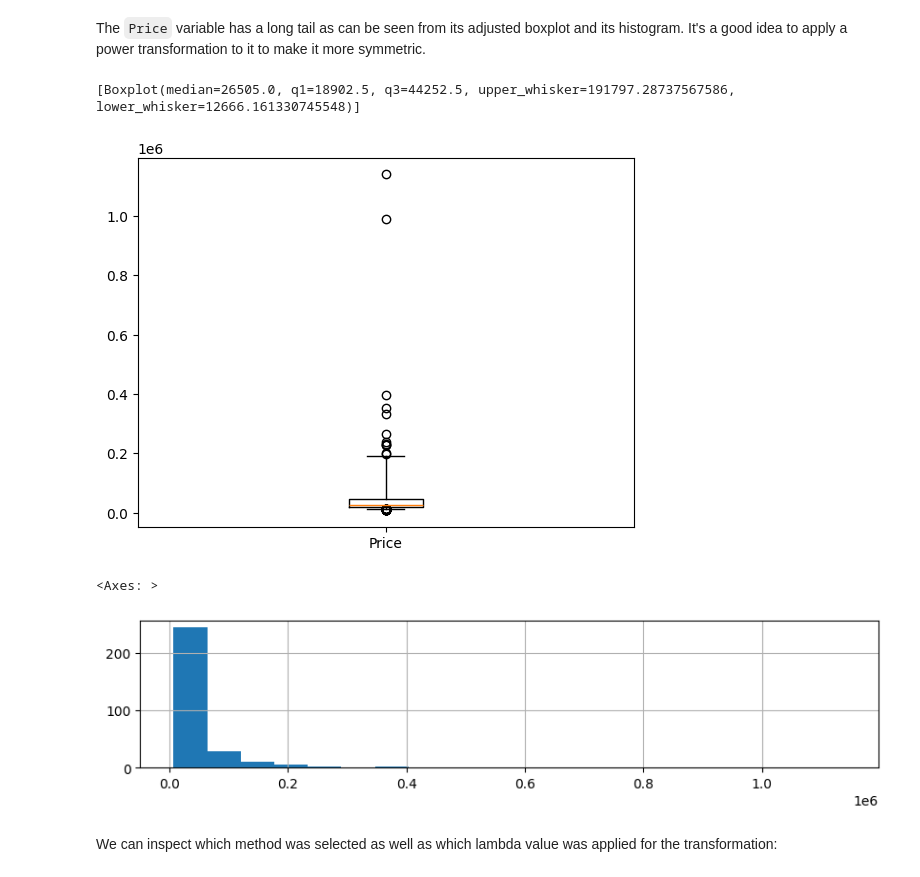
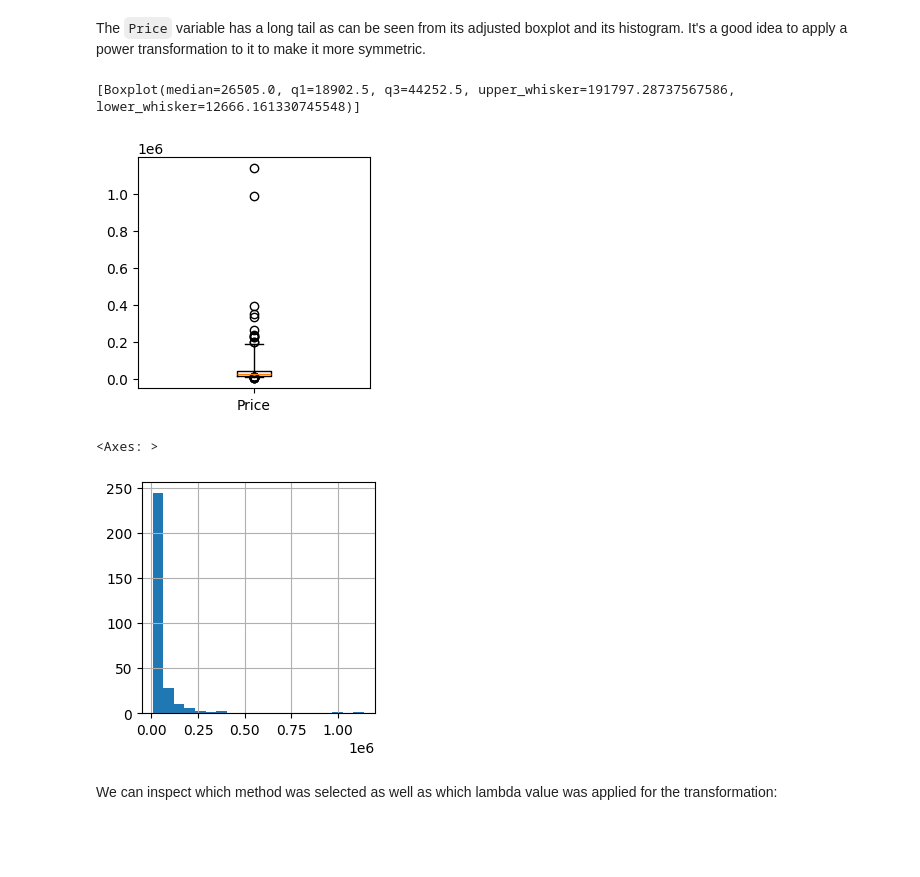
Before and after one commit to STAN-UAntwerp/robpy, a Jupyter notebook: demo_notebooks/topgear.ipynb, the cells around one changed output. Cells and saved outputs as stored; diff of their text form; code cells hidden in the pictures; blank space fills up the shorter version.

Commit message:
added a figsize argument

```diff
--- a/demo_notebooks/topgear.ipynb
+++ b/demo_notebooks/topgear.ipynb
@@ -101,15 +102,15 @@ clean_data = clean_data.drop(columns=['Verdict'])
 # %% [markdown]
 The `Price` variable has a long tail as can be seen from its adjusted boxplot and its histogram. It's a good idea to apply a power transformation to it to make it more symmetric.
 # %%
-adjusted_boxplot(clean_data['Price'])
+adjusted_boxplot(clean_data['Price'],figsize=(3,3))
 # %% [output]
 [Boxplot(median=26505.0, q1=18902.5, q3=44252.5, upper_whisker=191797.28737567586, lower_whisker=12666.161330745548)]
-[figure, old version]
+[figure, new version]
 # %%
-clean_data['Price'].hist(bins=20, figsize=(10, 2))
+clean_data['Price'].hist(bins=20, figsize=(3,3))
 # %% [output]
 <Axes: >
-[figure, old version]
+[figure, new version]
 # %%
 price_transformer = RobustPowerTransformer(method='auto').fit(clean_data['Price'])
 
```
Also changed, not shown: parts of 6 cells of this notebook, 1 other file.
